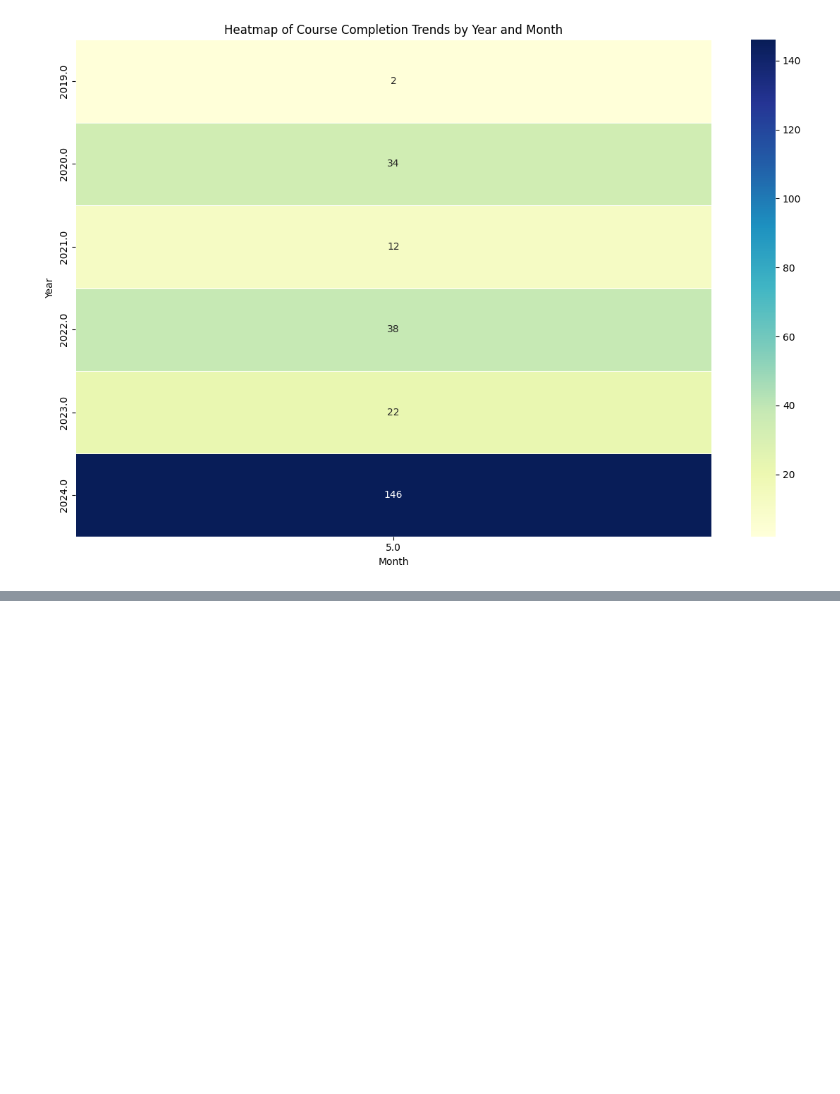
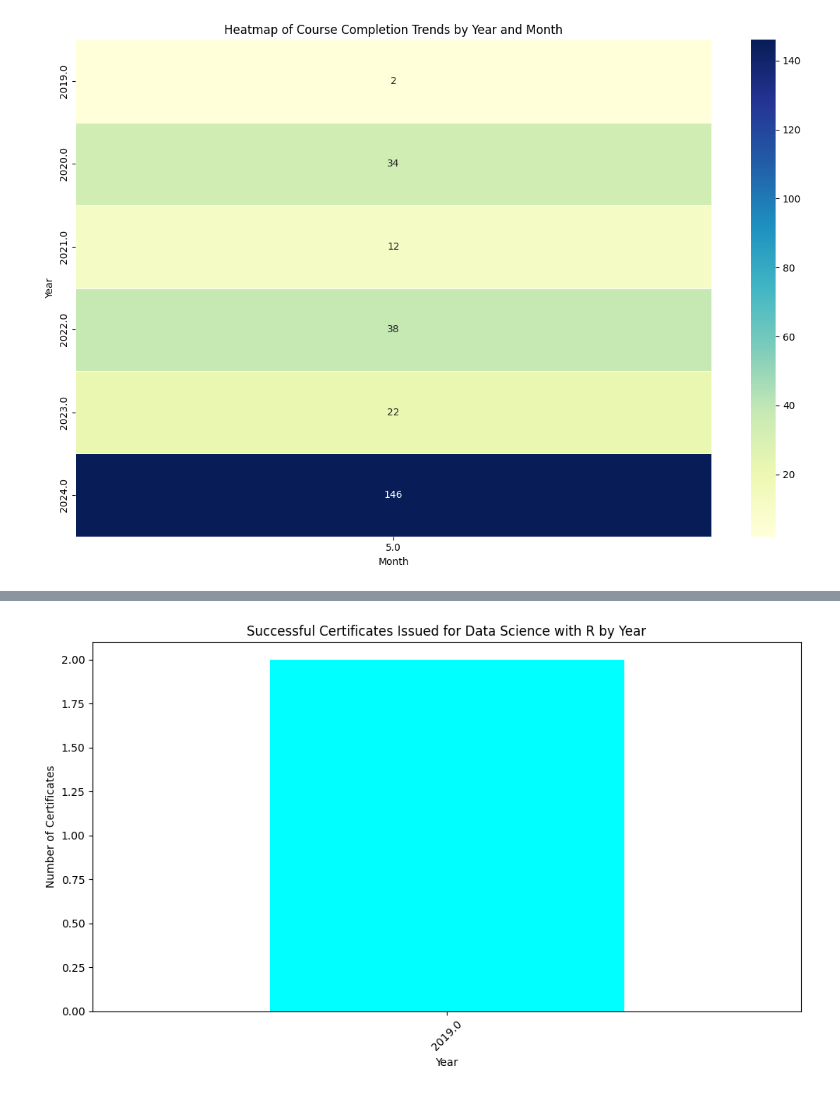
Before and after one commit to Ismat-Samadov/data_edu_az, a Jupyter notebook: 2024/analyse.ipynb, the cells around one changed output, grey strips where cells are left out. Saved outputs shown, nothing was run; the diff lists cells and outputs as text; code cells hidden in the pictures; blank space fills up the shorter version.

```diff
--- a/2024/analyse.ipynb
+++ b/2024/analyse.ipynb
@@ -149,0 +147,16 @@ ModuleNotFoundError: No module named 'seaborn'
+# %%
+# Filter 1: Analysis of a Specific Course (Example: 'Data Science with R')
+specific_course = 'Data Science with R'
+course_data = success_data[success_data['Course Name'] == specific_course]
+
+plt.figure(figsize=(10, 6))
+course_data['Completion Date'].dt.year.value_counts().sort_index().plot(kind='bar', color='cyan')
+plt.title(f'Successful Certificates Issued for {specific_course} by Year')
+plt.xlabel('Year')
+plt.ylabel('Number of Certificates')
+plt.xticks(rotation=45)
+plt.tight_layout()
+plt.savefig(os.path.join(data_directory, 'specific_course_analysis.png'))
+plt.show()
+# %% [output]
+[figure, added]
```
Also changed, not shown: parts of 3 cells of this notebook, 3 other files.
